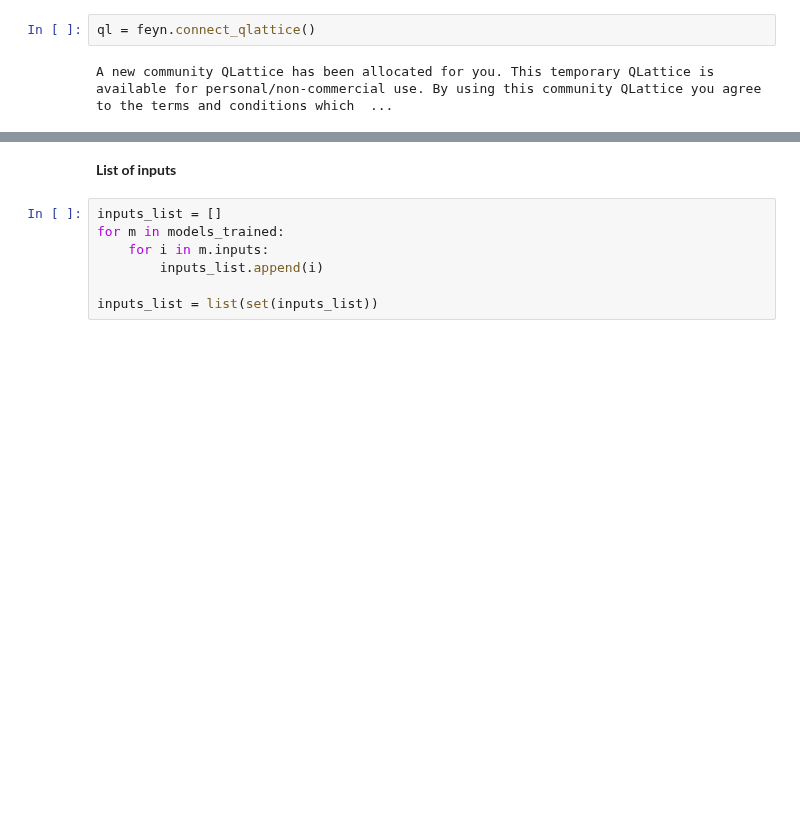
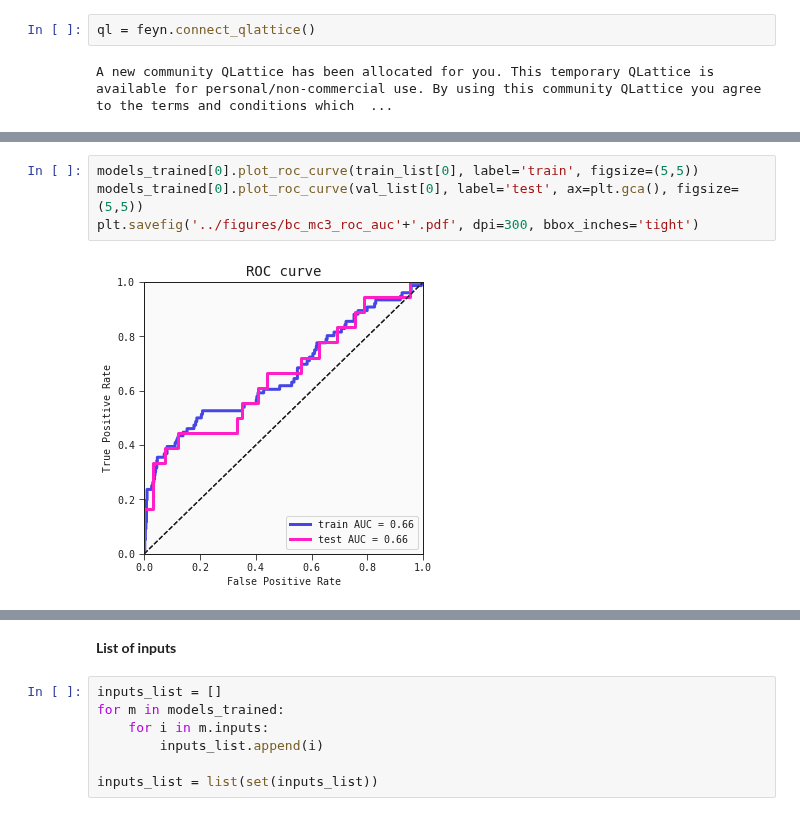
Before and after one commit to abzu-ai/QLattice-clinical-omics, a Jupyter notebook: notebooks/bc_case_multi.ipynb, the cells around one changed output, grey strips where cells are left out. Drawn from its saved outputs; the diff is of its cells as text; blank space fills up the shorter version.

```diff
--- a/notebooks/bc_case_multi.ipynb
+++ b/notebooks/bc_case_multi.ipynb
@@ -101,3 +102,9 @@ for i, (train, val) in enumerate(kfold_test.split(data, data[target])):
         models_trained.append(model)
 # %% [output]
 [interactive output not drawn]
+# %%
+models_trained[0].plot_roc_curve(train_list[0], label='train', figsize=(5,5))
+models_trained[0].plot_roc_curve(val_list[0], label='test', ax=plt.gca(), figsize=(5,5))
+plt.savefig('../figures/bc_mc3_roc_auc'+'.pdf', dpi=300, bbox_inches='tight')
+# %% [output]
+[figure, added]
```
Also changed, not shown: parts of 104 cells of this notebook, 2 other files.
